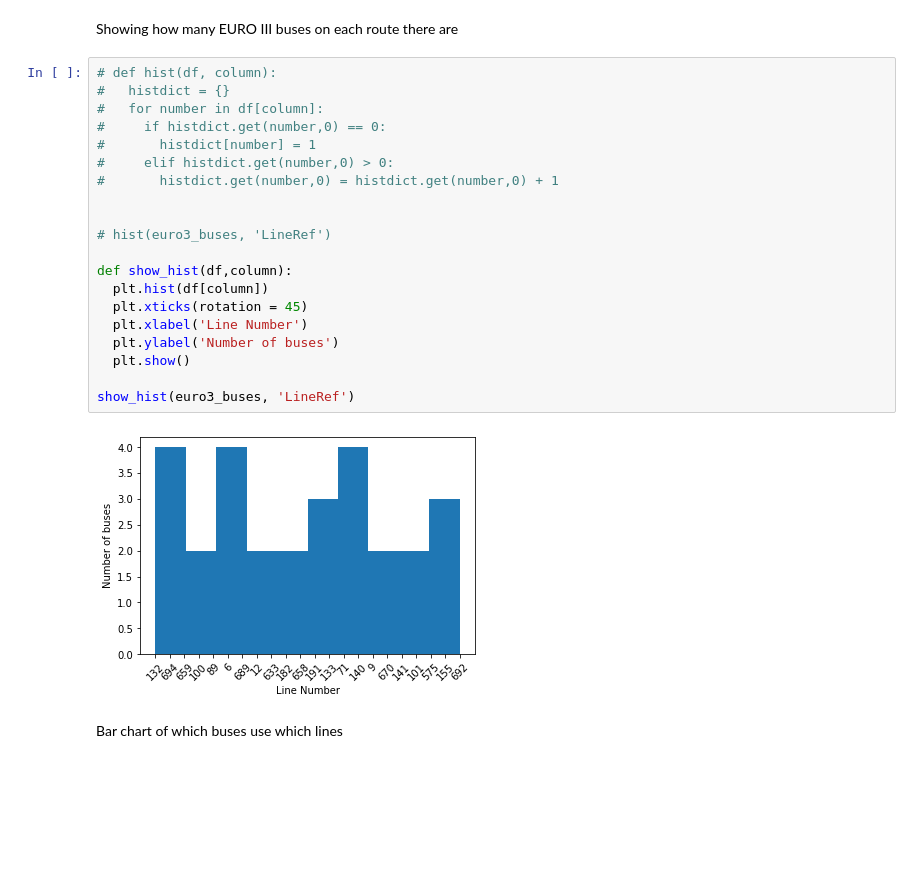
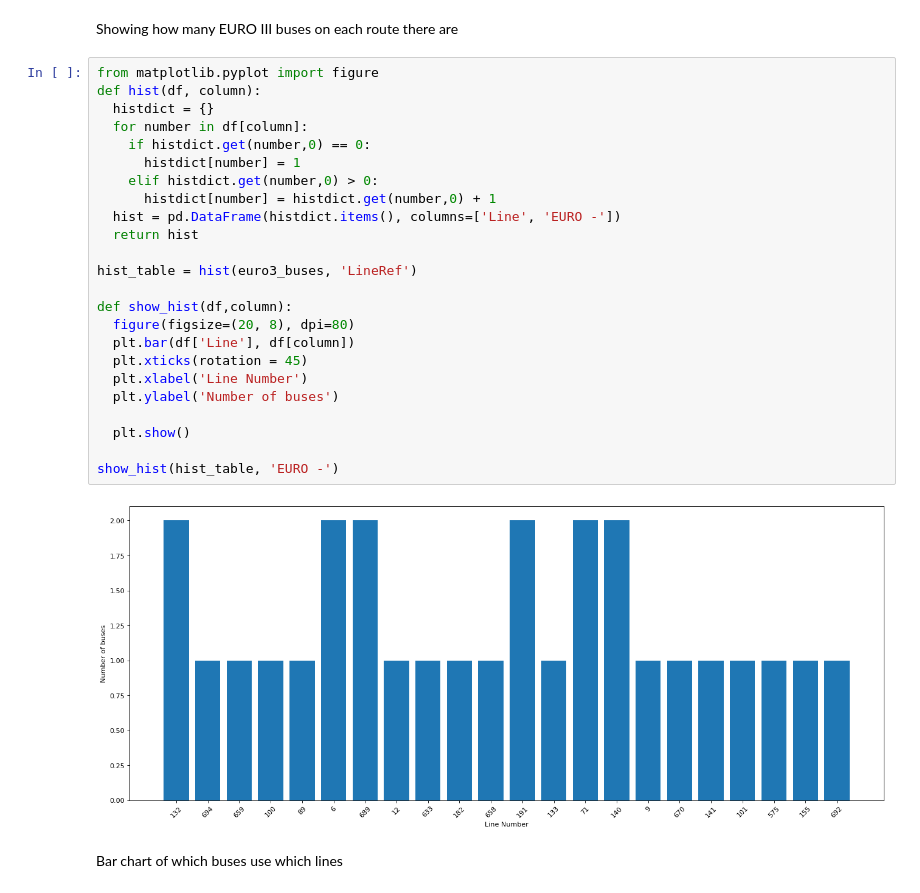
Before and after one commit to JackSandford/ECK, a Jupyter notebook: Self_data_project.ipynb, the cells around one changed output. Saved outputs shown, nothing was run; the diff lists cells and outputs as text; blank space fills up the shorter version.

```diff
--- a/Self_data_project.ipynb
+++ b/Self_data_project.ipynb
@@ -117,27 +115,31 @@ display(euro3_buses)
 # %% [markdown]
 Showing how many EURO III buses on each route there are
 # %%
-# def hist(df, column):
-#   histdict = {}
-#   for number in df[column]:
-#     if histdict.get(number,0) == 0:
-#       histdict[number] = 1
-#     elif histdict.get(number,0) > 0:
-#       histdict.get(number,0) = histdict.get(number,0) + 1
+from matplotlib.pyplot import figure
+def hist(df, column):
+  histdict = {}
+  for number in df[column]:
+    if histdict.get(number,0) == 0:
+      histdict[number] = 1
+    elif histdict.get(number,0) > 0:
+      histdict[number] = histdict.get(number,0) + 1
+  hist = pd.DataFrame(histdict.items(), columns=['Line', 'EURO -'])
+  return hist
 
-
-# hist(euro3_buses, 'LineRef')
+hist_table = hist(euro3_buses, 'LineRef')
 
 def show_hist(df,column):
-  plt.hist(df[column])
+  figure(figsize=(20, 8), dpi=80)
+  plt.bar(df['Line'], df[column])
   plt.xticks(rotation = 45)
   plt.xlabel('Line Number')
   plt.ylabel('Number of buses')
+
   plt.show()
 
-show_hist(euro3_buses, 'LineRef')
+show_hist(hist_table, 'EURO -')
 # %% [output]
-[figure, old version]
+[figure, new version]
 # %% [markdown]
 Bar chart of which buses use which lines
 # %%
```
Also changed, not shown: parts of 6 cells of this notebook.
